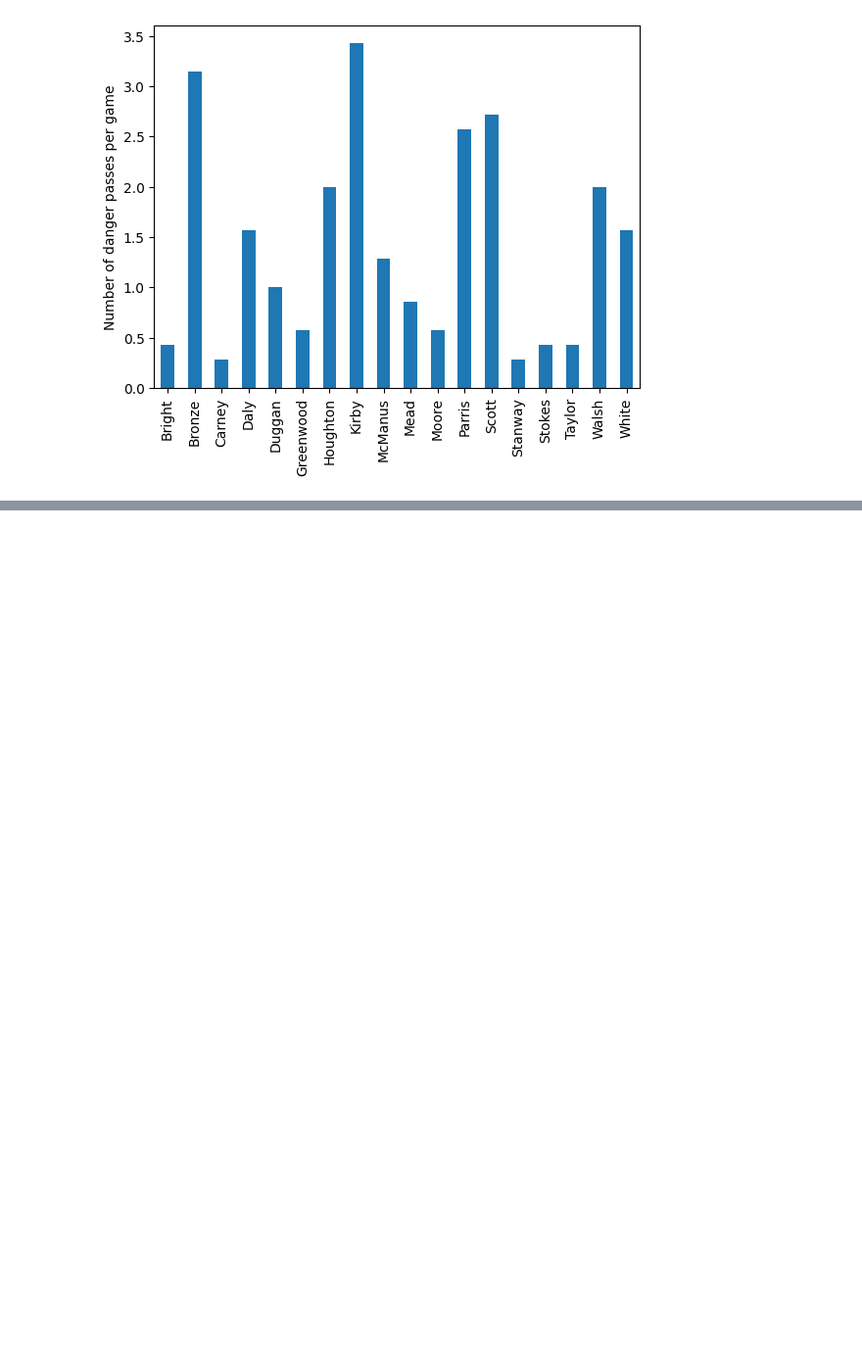
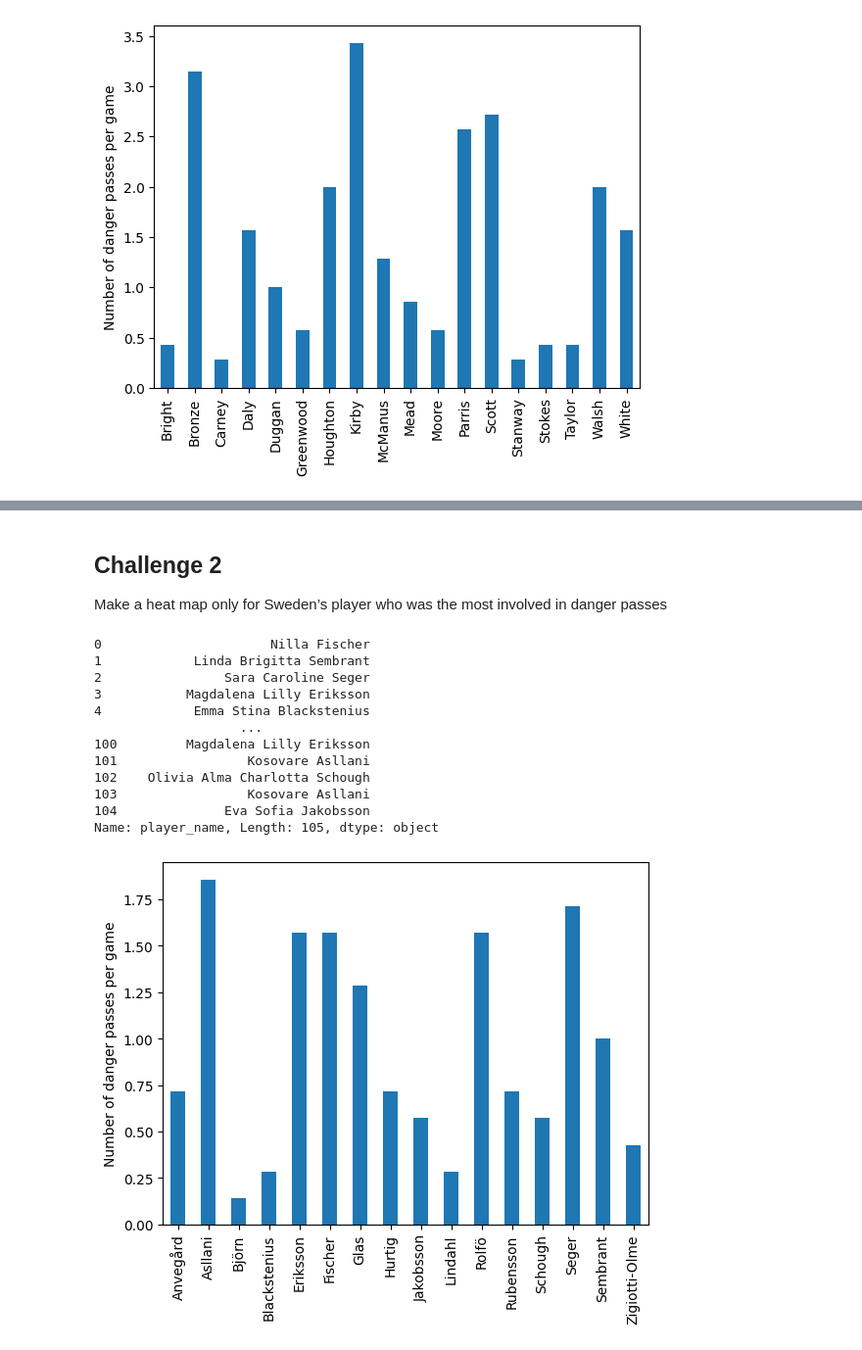
Before and after one commit to jamesdidathing/football_analysis, a Jupyter notebook: soccermatics/pass_heat_maps.ipynb, the cells around one changed output, grey strips where cells are left out. Shown: that part at 98% size. Drawn from its saved outputs; the diff is of its cells as text; code cells hidden in the pictures; blank space fills up the shorter version.

```diff
--- a/soccermatics/pass_heat_maps.ipynb
+++ b/soccermatics/pass_heat_maps.ipynb
@@ -117,0 +169,76 @@ plt.show()
+# %% [markdown]
+## Challenge 2
+
+Make a heat map only for Sweden’s player who was the most involved in danger passes
+# %%
+import matplotlib.pyplot as plt
+from mplsoccer import Pitch, Sbopen, VerticalPitch
+import pandas as pd
+
+#open the data
+parser = Sbopen()
+df_match = parser.match(competition_id=72, season_id=30)
+#our team
+team = "Sweden Women's"
+#get list of games by our team, either home or away
+match_ids = df_match.loc[(df_match["home_team_name"] == team) | (df_match["away_team_name"] == team)]["match_id"].tolist()
+#calculate number of games
+no_games = len(match_ids)
+# %%
+# create an empty dataframe
+danger_passes = pd.DataFrame()
+
+# go through each match ID
+for idx in match_ids:
+    # open the event data for this game [0]
+    df = parser.event(idx)[0]
+    # this is for either half of the match
+    for period in [1,2]:
+        # keep only accurate passes by Sweden that were not set pieces in this period
+        mask_pass = (df.team_name == team) & (df.type_name == "Pass") & (df.outcome_name.isnull()) & (df.period == period) & (df.sub_type_name.isnull())
+        # keep only the columns that we want
+        passes = df.loc[mask_pass, ["x", "y", "end_x", "end_y", "minute", "second", "player_name"]]
+        # keep only England shots in this period
+        mask_shot = (df.team_name == team) & (df.type_name == "Shot") & (df.period == period) & (df.shot_statsbomb_xg > 0.07)
+        # again keep only columns we want, this case only when the shot was taken
+        shots = df.loc[mask_shot, ["minute", "second"]]
+        # convert time to seconds
+        shot_times = shots['minute']*60+shots['second']
+        shot_window = 15
+        # find start of the time window and have condition to avoid negative shot starts
+        shot_start = shot_times - shot_window
+        shot_start = shot_start.apply(lambda i: i if i>0 else (period-1)*45)
+        # convert pass times to seconds
+        pass_times = passes['minute']*60+passes['second']
+        #check if pass is in any of the windows, shot_start should be < pass_time if 15s is taken from it and its in the window
+        pass_to_shot = pass_times.apply(lambda x: True in ((shot_start < x) & (x < shot_times)).unique())
+
+        #keep only danger passes
+        danger_passes_period = passes.loc[pass_to_shot]
+        #concatenate dataframe with a previous one to keep danger passes from the whole tournament
+        danger_passes = pd.concat([danger_passes, danger_passes_period], ignore_index = True)
+
+#keep only surnames
+danger_passes["player_name"] = danger_passes["player_name"].apply(lambda x: str(x).split()[-1])
+#count passes by player and normalize them
+pass_count = danger_passes.groupby(["player_name"]).x.count()/no_games
+#make a histogram
+ax = pass_count.plot.bar(pass_count)
+#make legend
+ax.set_xlabel("")
+ax.set_ylabel("Number of danger passes per game")
+plt.show()
+# %% [output]
+0                      Nilla Fischer
+1            Linda Brigitta Sembrant
+2                Sara Caroline Seger
+3           Magdalena Lilly Eriksson
+4            Emma Stina Blackstenius
+                   ...
+100         Magdalena Lilly Eriksson
+101                 Kosovare Asllani
+102    Olivia Alma Charlotta Schough
+103                 Kosovare Asllani
+104              Eva Sofia Jakobsson
+Name: player_name, Length: 105, dtype: object
+[figure, added]
```
Also changed, not shown: parts of 6 cells of this notebook.
